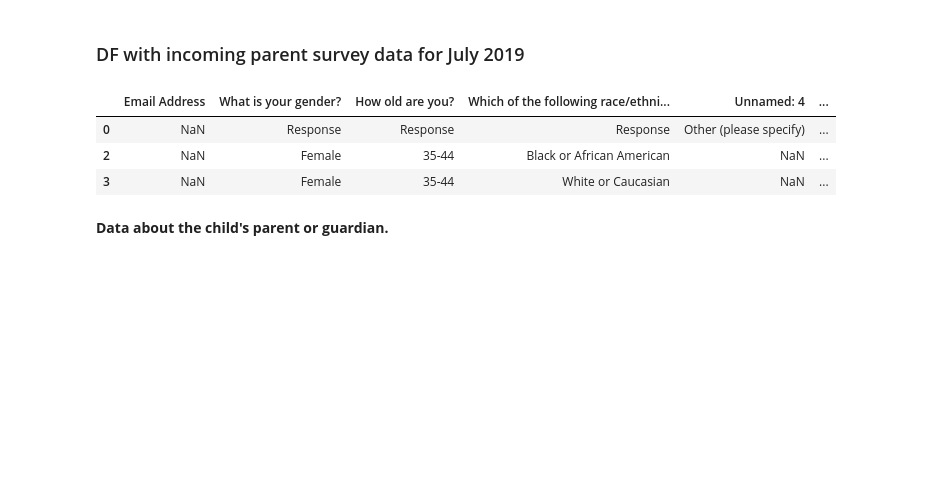
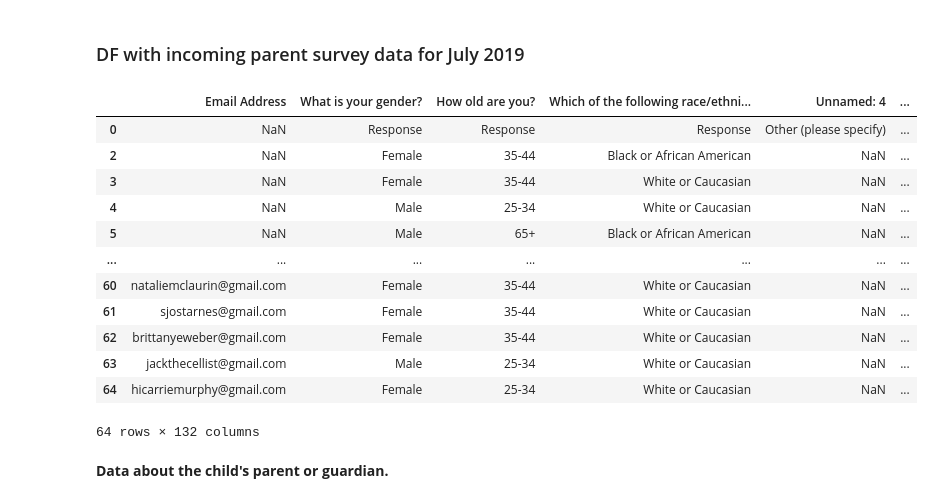
Before and after one commit to renarepenning/weplaynoladata, a Jupyter notebook: MilestoneTwo.ipynb, the cells around one changed output. Saved outputs shown, nothing was run; the diff lists cells and outputs as text; code cells hidden in the pictures; blank space fills up the shorter version.

```diff
--- a/MilestoneTwo.ipynb
+++ b/MilestoneTwo.ipynb
@@ -243,17 +263,26 @@ y
 # %%
 #read in data for incoming parent relfections from july 2019
 incomingjuly2019 = pd.read_excel(path + "IncomingParentReflection-July2019" + ".xlsx")
 #display all columns
 pd.set_option('display.max_columns',None)
 #delete row full of test reponses
 incomingjuly2019.drop([1], axis=0, inplace = True)
 
-incomingjuly2019.head(3)
+incomingjuly2019#.head(3)
 # %% [output]
 |  | Email Address | What is your gender? | How old are you? | Which of the following race/ethni... | Unnamed: 4 | ... |
 | 0 | NaN | Response | Response | Response | Other (please specify) | ... |
 | 2 | NaN | Female | 35-44 | Black or African American | NaN | ... |
 | 3 | NaN | Female | 35-44 | White or Caucasian | NaN | ... |
+| 4 | NaN | Male | 25-34 | White or Caucasian | NaN | ... |
+| 5 | NaN | Male | 65+ | Black or African American | NaN | ... |
+| ... | ... | ... | ... | ... | ... | ... |
+| 60 | nataliemclaurin@gmail.com | Female | 35-44 | White or Caucasian | NaN | ... |
+| 61 | sjostarnes@gmail.com | Female | 35-44 | White or Caucasian | NaN | ... |
+| 62 | brittanyeweber@gmail.com | Female | 35-44 | White or Caucasian | NaN | ... |
+| 63 | jackthecellist@gmail.com | Male | 25-34 | White or Caucasian | NaN | ... |
+| 64 | hicarriemurphy@gmail.com | Female | 25-34 | White or Caucasian | NaN | ... |
+64 rows × 132 columns
 # %% [markdown]
 **Data about the child's parent or guardian.**
 # %%
```
Also changed, not shown: parts of 19 cells of this notebook.
